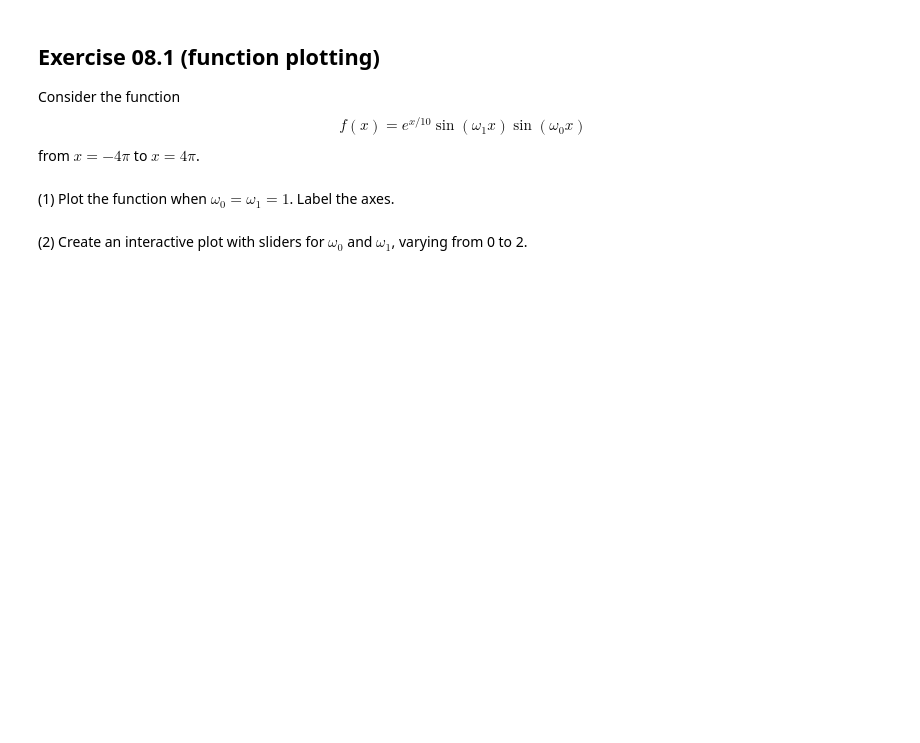
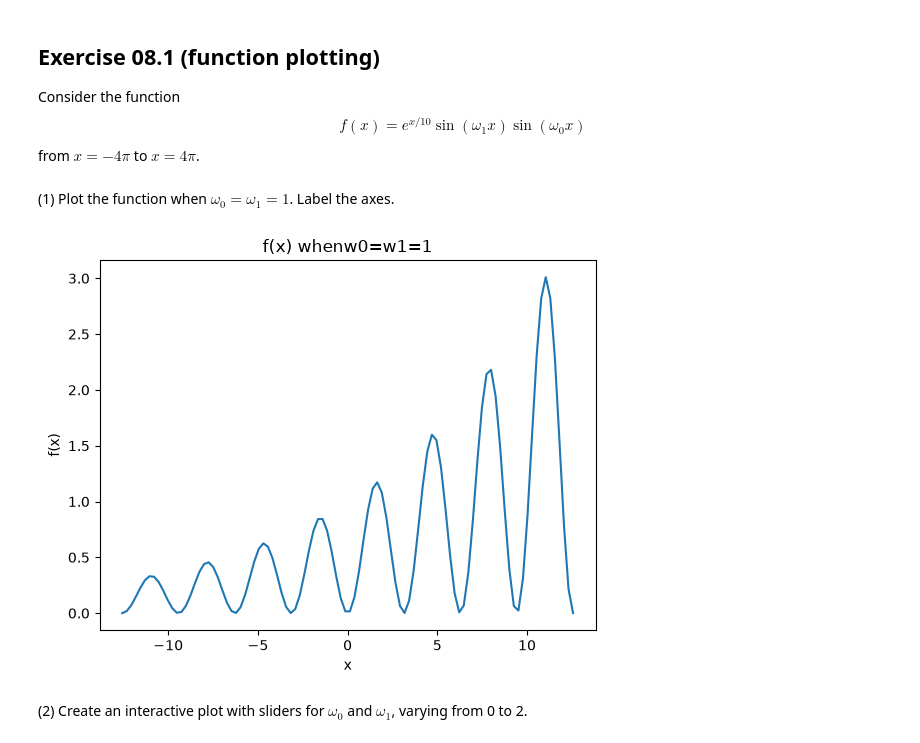
Before and after one commit to monesy556/PartIA-Computing-Michaelmas, a Jupyter notebook: Exercises/08 Exercises.ipynb, the cells around one changed output. Drawn from its saved outputs; the diff is of its cells as text; code cells hidden in the pictures; blank space fills up the shorter version.

```diff
--- a/Exercises/08 Exercises.ipynb
+++ b/Exercises/08 Exercises.ipynb
@@ -15,11 +15,19 @@ from $x = -4\pi$ to $x = 4\pi$.
 # %% [markdown]
 (1) Plot the function when $\omega_{0} = \omega_{1} = 1$. Label the axes.
 # %%
+import numpy as np
+import matplotlib.pyplot as plt
 num_points = 100
 x = np.linspace(-4 * np.pi, 4 * np.pi, num=num_points)
 
 f = np.exp(x / 10) * np.sin(x) * np.sin(x)
-...
+plt.plot(x,f)#x is x-axis,f is y-axis
+plt.xlabel("x")#name
+plt.ylabel("f(x)")
+plt.title("f(x) whenw0=w1=1")
+plt.show()#show
+# %% [output]
+[figure, added]
 # %% [markdown]
 (2) Create an interactive plot with sliders for $\omega_{0}$ and $\omega_{1}$, varying from 0 to 2.
 # %%
```
Also changed, not shown: parts of 4 cells of this notebook, 4 other files.
